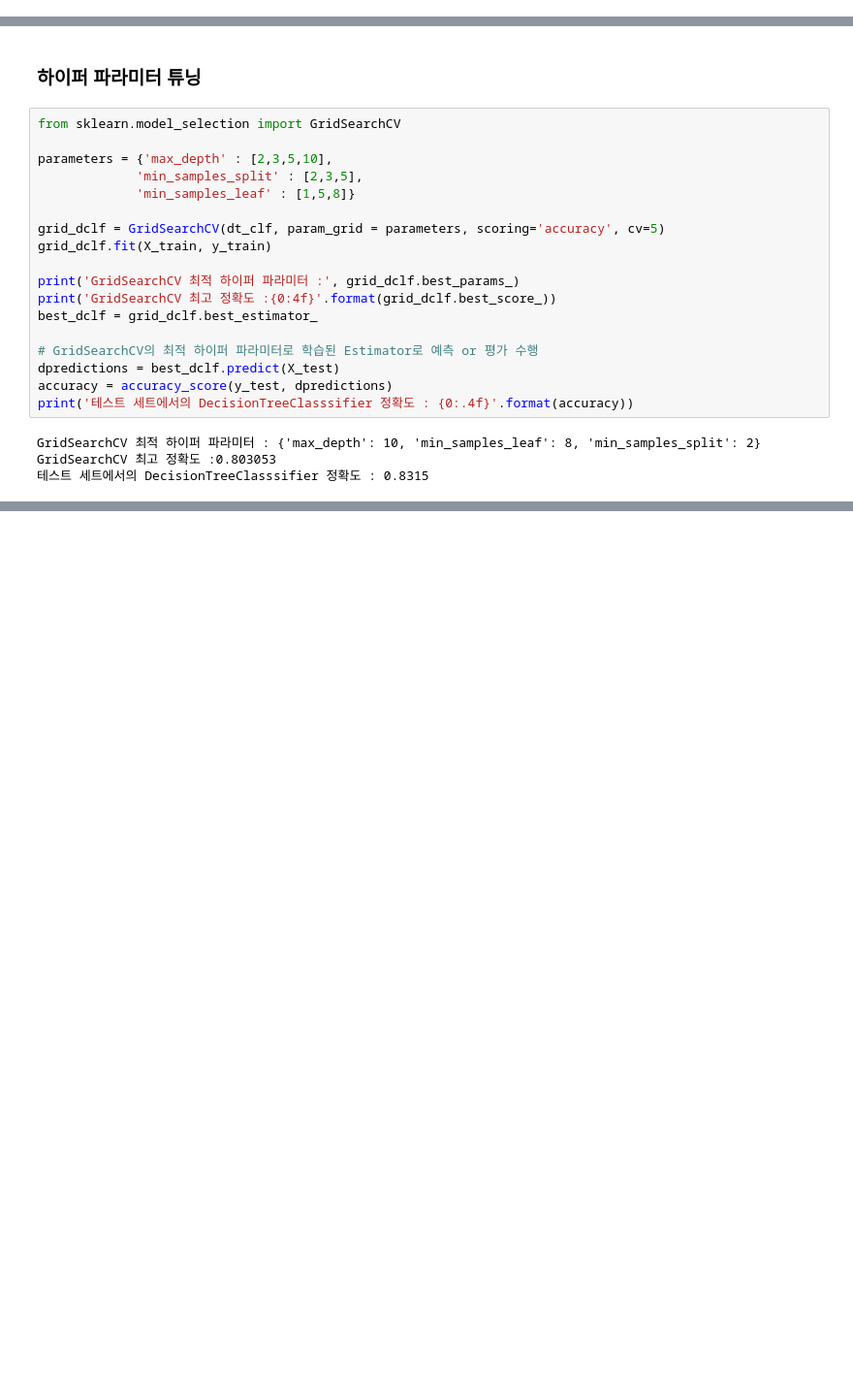
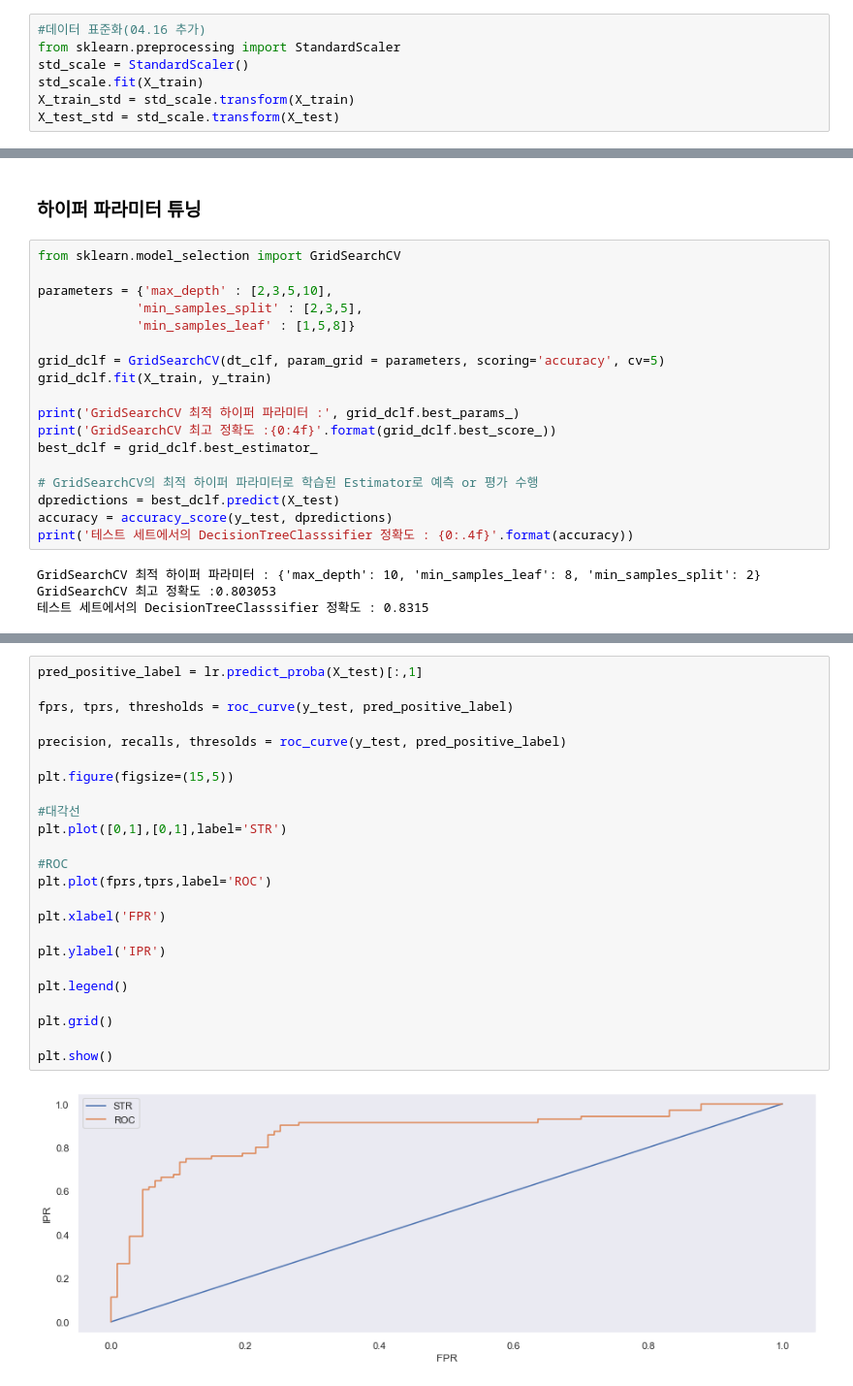
Before and after one commit to winwinhyun/Data-Analyst-Study, a Jupyter notebook: SC/study_2_titanic.ipynb, the cells around one changed output, grey strips where cells are left out. Shown at 97% size. Saved outputs shown, nothing was run; the diff lists cells and outputs as text; blank space fills up the shorter version.

```diff
--- a/SC/study_2_titanic.ipynb
+++ b/SC/study_2_titanic.ipynb
@@ -325,6 +327,13 @@ from sklearn import preprocessing
 from sklearn.model_selection import train_test_split
 X_train, X_test, y_train, y_test = train_test_split(
     train, target, test_size = 0.2, random_state=11) #훈련데이터와 테스테셋 데이터 나누기, train_test_split은 매개변수 미설정 시 훈련데이터, 80%, 테스트 데이터 20%로 분리
+# %%
+#데이터 표준화(04.16 추가)
+from sklearn.preprocessing import StandardScaler
+std_scale = StandardScaler()
+std_scale.fit(X_train)
+X_train_std = std_scale.transform(X_train)
+X_test_std = std_scale.transform(X_test)
 # %%
 lr = LogisticRegression() #로지스틱 회귀 인스턴스 생성
 # %%
@@ -484,0 +587,26 @@ GridSearchCV 최고 정확도 :0.803053
+# %%
+pred_positive_label = lr.predict_proba(X_test)[:,1]
+
+fprs, tprs, thresholds = roc_curve(y_test, pred_positive_label)
+
+precision, recalls, thresolds = roc_curve(y_test, pred_positive_label)
+
+plt.figure(figsize=(15,5))
+
+#대각선
+plt.plot([0,1],[0,1],label='STR')
+
+#ROC
+plt.plot(fprs,tprs,label='ROC')
+
+plt.xlabel('FPR')
+
+plt.ylabel('IPR')
+
+plt.legend()
+
+plt.grid()
+
+plt.show()
+# %% [output]
+[figure, added]
```
Also changed, not shown: parts of 17 cells of this notebook.
